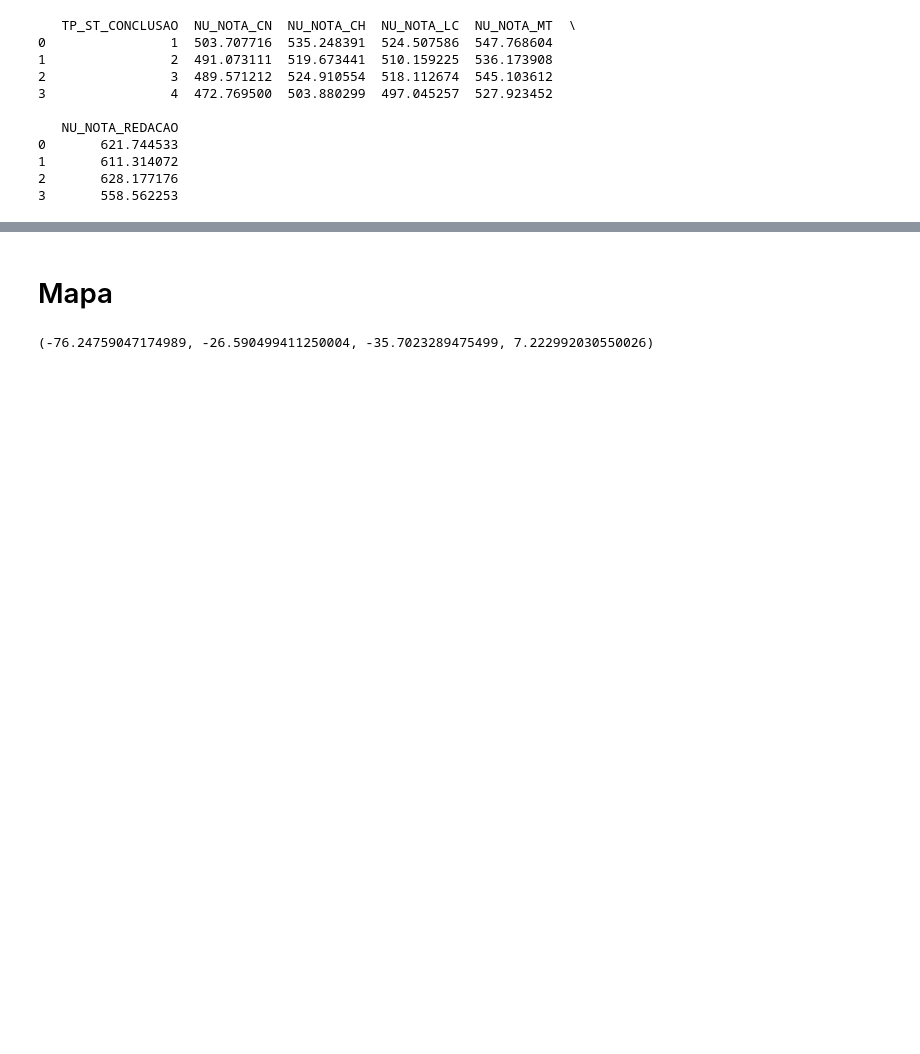
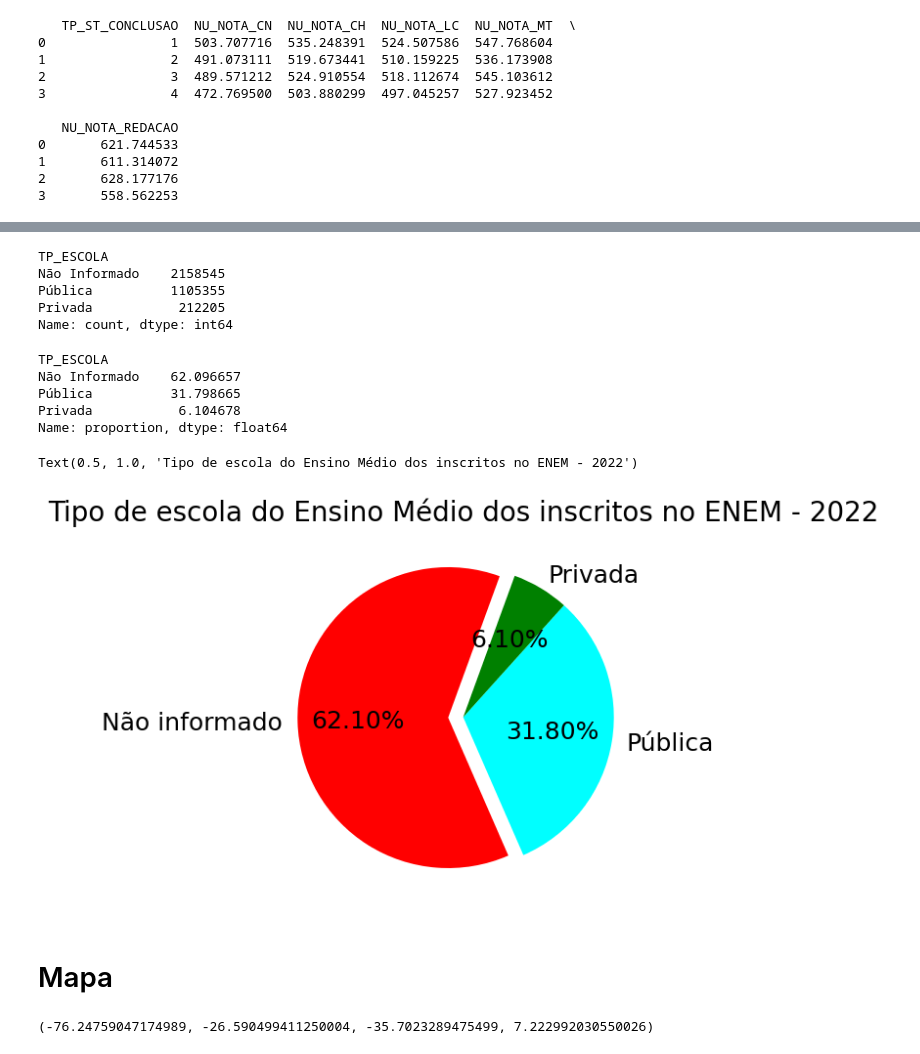
Before and after one commit to Grupo-B-Turma-2-Ada-VemSerTech/Projeto_Mod04_Ada_VemSerTech, a Jupyter notebook: Projeto.ipynb, the cells around one changed output, grey strips where cells are left out. Drawn from its saved outputs; the diff is of its cells as text; code cells hidden in the pictures; blank space fills up the shorter version.

```diff
--- a/Projeto.ipynb
+++ b/Projeto.ipynb
@@ -429,3 +538,40 @@ print(media_notas_por_conclusao)
+# %%
+df_enem['TP_ESCOLA'].replace(1, 'Não Informado', inplace=True)
+df_enem['TP_ESCOLA'].replace(2, 'Pública', inplace=True)
+df_enem['TP_ESCOLA'].replace(3, 'Privada', inplace=True)
+# %%
+df_enem['TP_ESCOLA'].value_counts()
+# %% [output]
+TP_ESCOLA
+Não Informado    2158545
+Pública          1105355
+Privada           212205
+Name: count, dtype: int64
+# %%
+percentual_tipo_escolar = df_enem['TP_ESCOLA'].value_counts(normalize=True)*100
+percentual_tipo_escolar
+# %% [output]
+TP_ESCOLA
+Não Informado    62.096657
+Pública          31.798665
+Privada           6.104678
+Name: proportion, dtype: float64
+# %%
+fig, ax = plt.subplots(figsize=(12, 5))
+labels = ("Não informado", "Pública", "Privada")
+explode = (0.1, 0, 0) #distâncias entre as fatias
+ax.pie(percentual_tipo_escolar,
+       labels=labels,
+       autopct="%.2f%%",
+       shadow=False,
+       explode=explode,
+       startangle=70,
+       colors=["red", "cyan", "green"],
+       textprops={'fontsize': 18})
+ax.set_title('Tipo de escola do Ensino Médio dos inscritos no ENEM - 2022', fontsize=20)
+# %% [output]
+Text(0.5, 1.0, 'Tipo de escola do Ensino Médio dos inscritos no ENEM - 2022')
+[figure, added]
 # %% [markdown]
 # Mapa
 # %%
```
Also changed, not shown: parts of 20 cells of this notebook.
